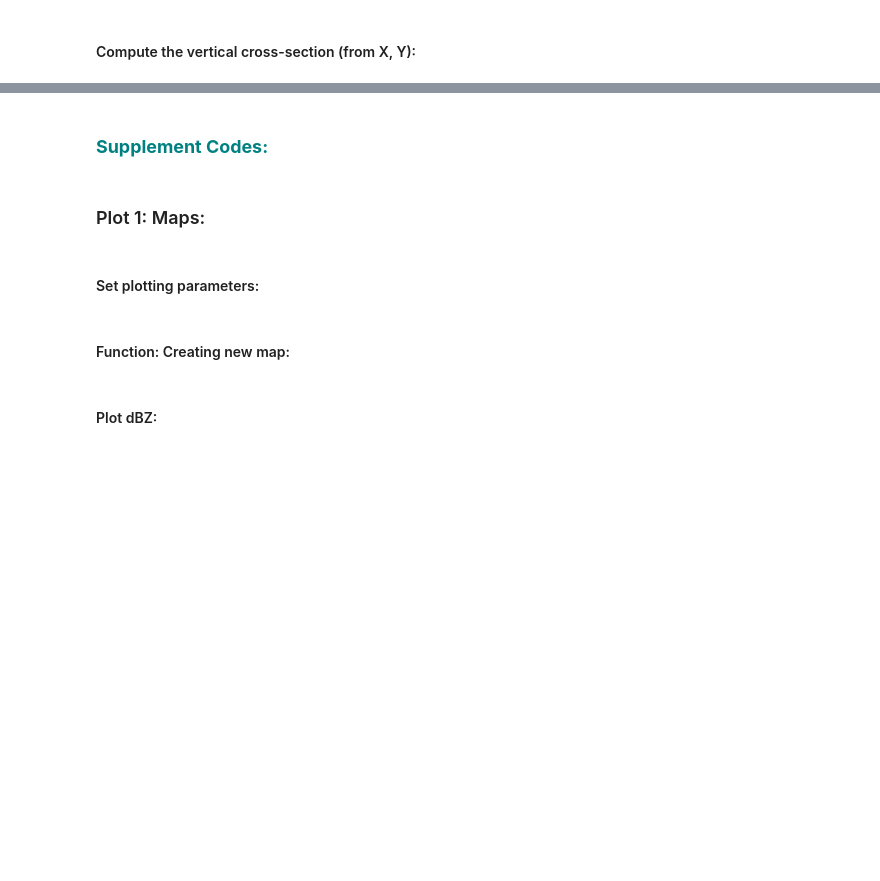
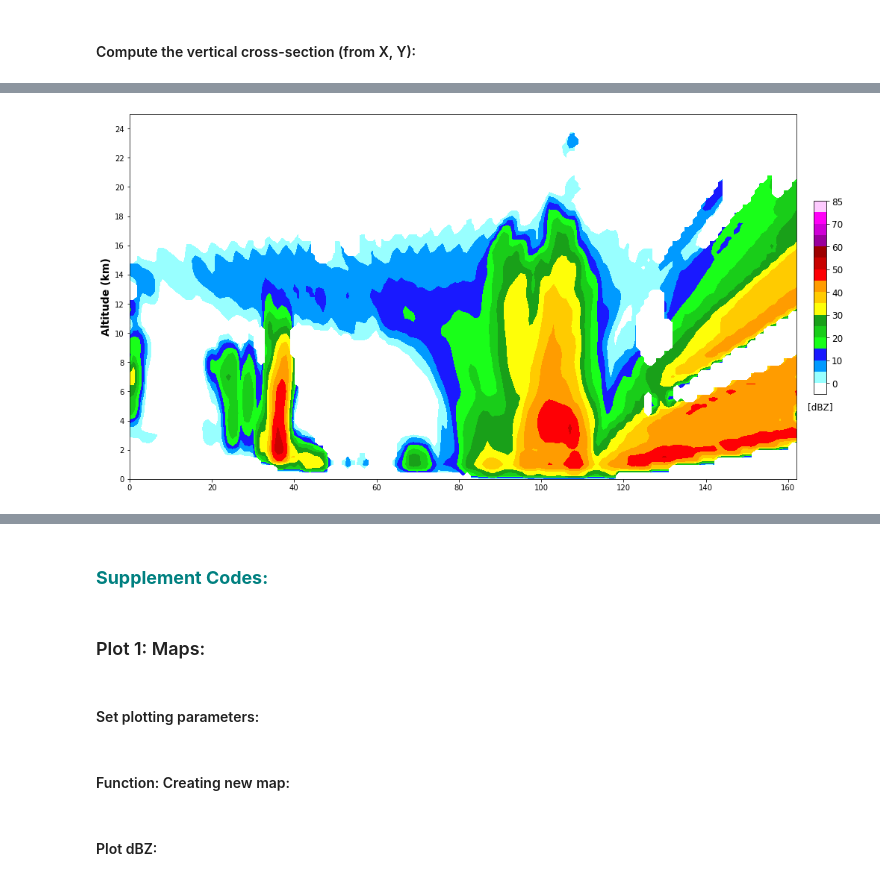
Before and after one commit to yuhungjui/CACTI_Radar_Analysis, a Jupyter notebook: radars_plot_xsec_wrfpy_test.ipynb, the cells around one changed output, grey strips where cells are left out. Cells and saved outputs as stored; diff of their text form; code cells hidden in the pictures; blank space fills up the shorter version.

```diff
--- a/radars_plot_xsec_wrfpy_test.ipynb
+++ b/radars_plot_xsec_wrfpy_test.ipynb
@@ -148,3 +144,7 @@ lon, lat = np.meshgrid( ds_radar_re.longitude, ds_radar_re.latitude )
+# %%
+## Set the LON/LAT for cross-section Start/End points:
+xsec1_LON = [-65.3, -63.5]
+xsec1_LAT = [-33, -30.5]
 # %% [markdown]
 #### Define the cross-section start and end points to nearest X, Y locations:
 # %%
@@ -201,7 +164,7 @@ Data variables: (12/54)
 # da_LDBZ
 # %%
 DBZ_xsec = vertcross( da_LDBZ # Use linear Z for interpolation
-                    , ds_radar_re.z.data
+                    , z_data_3d #ds_radar_re.z.data
                     , start_point=cross_start
                     , end_point=cross_end
                     )
@@ -214,0 +239,10 @@ DBZ_xsec.plot()
+# %%
+## Set NWS reflectivity colorbar:
+from metpy.plots import ctables
+ref_norm, ref_cmap = ctables.registry.get_with_steps('NWSStormClearReflectivity', -20, 0.5)
+
+## Set CWB reflectivity colorbar:
+clevs = [-5,0,5,10,15,20,25,30,35,40,45,50,55,60,65,70,75,85]
+ccols = ['#ffffff','#98ffff','#009aff','#1919ff','#19ff19','#19cd19','#19A019','#fefe08','#ffcb00','#ff9c00','#fe0005','#c90200','#9d0000','#9a009d','#cf00d7','#ff00f7','#fdcafe']
+# clevs = [-30,-25,-20,-15,-10,-5,0,5,10,15,20,25,30,35,40,45,50,55,60,65,70,75,85]
+# ccols = ['#f0f8ff','#f0f8ff','#f0f8ff','#f0f8ff','#f0f8ff','#f0f8ff','#98ffff','#009aff','#1919ff','#19ff19','#19cd19','#19A019','#fefe08','#ffcb00','#ff9c00','#fe0005','#c90200','#9d0000','#9a009d','#cf00d7','#ff00f7','#fdcafe']
@@ -214,0 +253,66 @@ DBZ_xsec.plot()
+# %%
+fig_xsec = plt.figure(figsize=(16,9))
+ax_xsec = new_xsec(fig_xsec)
+
+plotting_var = DBZ_xsec.data
+plotting_x = np.arange(DBZ_xsec.xy_loc.size)
+plotting_y = DBZ_xsec.vertical.data
+
+## CWB colorbar (xarray plot):
+# cf2 = dbz_xsec.plot.contourf( vmin=0, vmax=80, levels=clevs, colors=ccols)
+
+## CWB colorbar:
+cf2 = ax_xsec.contourf( plotting_x, plotting_y, plotting_var
+                      , levels=clevs
+                      , colors=ccols
+                      # , vmin=0
+                      # , vmax=20
+                      )
+
+## NWS colorbar:
+# cf2 = ax_xsec.pcolormesh( plotting_x, plotting_y, plotting_var
+#                         , cmap=ref_cmap
+#                         , norm=ref_norm
+#                         , shading='auto'
+#                         )
+
+plt.ylabel('Altitude (km)', {'size': 14, 'weight': 'bold'})
+
+## Plot the sigmal level line:
+# xsec_color = xsec_line2_color
+
+# sigma_lev_h = ax_xsec.plot( plotting_x, sigma_line
+#                           , color=xsec_color)
+
+# ax_xsec.legend( sigma_lev_h, ['$\sigma$-level: ' + str(sigma_lev)]
+#               , loc='upper left'
+#               # , fontsize=14
+#               , prop={'size':14, 'weight':'bold'}
+#               )
+
+## Fill in the mountain terrain:
+# ter_fill = ax_xsec.fill_between(plotting_x, 0, ter_line,
+#                                 facecolor='dimgrey')
+
+# cf2_title = plt.title( np.datetime_as_string(dbz_lev.Time.data, unit='h')
+#                      + ' / '
+#                      + wrf_sim_type
+#                      + ' / dBZ cross-section'
+#                      # + 'z=' + str(interp_vertical_lev) + dbz_lev.vert_units
+#                      # + ' / $\sigma$-Level index: ' + str(sigma_lev)
+#                      ,fontsize=14
+#                      ,fontweight='bold'
+#                      )
+
+cbar_ax = fig_xsec.add_axes([0.92, 0.3, 0.015, 0.4])
+cbar = fig_xsec.colorbar(cf2, cax=cbar_ax, fraction=0.04)
+cbar.ax.tick_params(labelsize=12)
+cbar.ax.set_title('[dBZ]', fontsize=12, y=-0.1)
+
+
+## Save figure:
+
+# plt.savefig('./' + np.datetime_as_string(dbz_lev.Time.data, unit='h') + '_dbz_xsec.png',
+#             bbox_inches='tight',
+#             dpi=300)
+# %% [output]
@@ -214,0 +320 @@ DBZ_xsec.plot()
+[figure, added]
```
Also changed, not shown: parts of 33 cells of this notebook, 1 other file.
